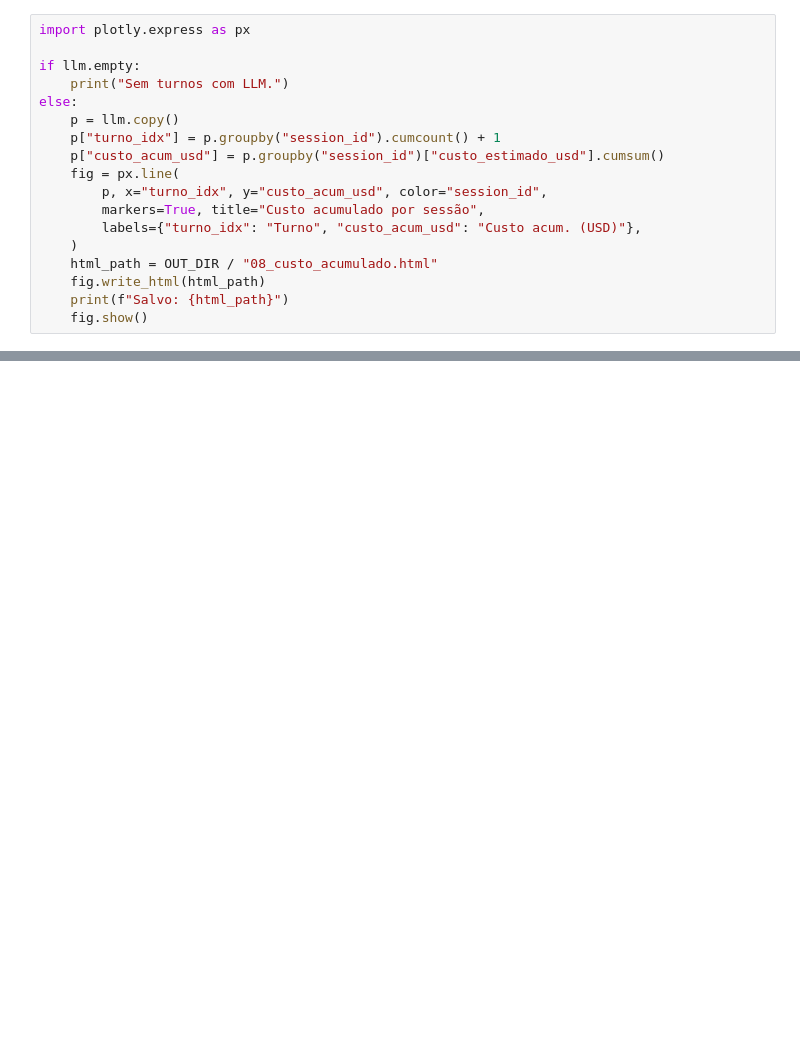
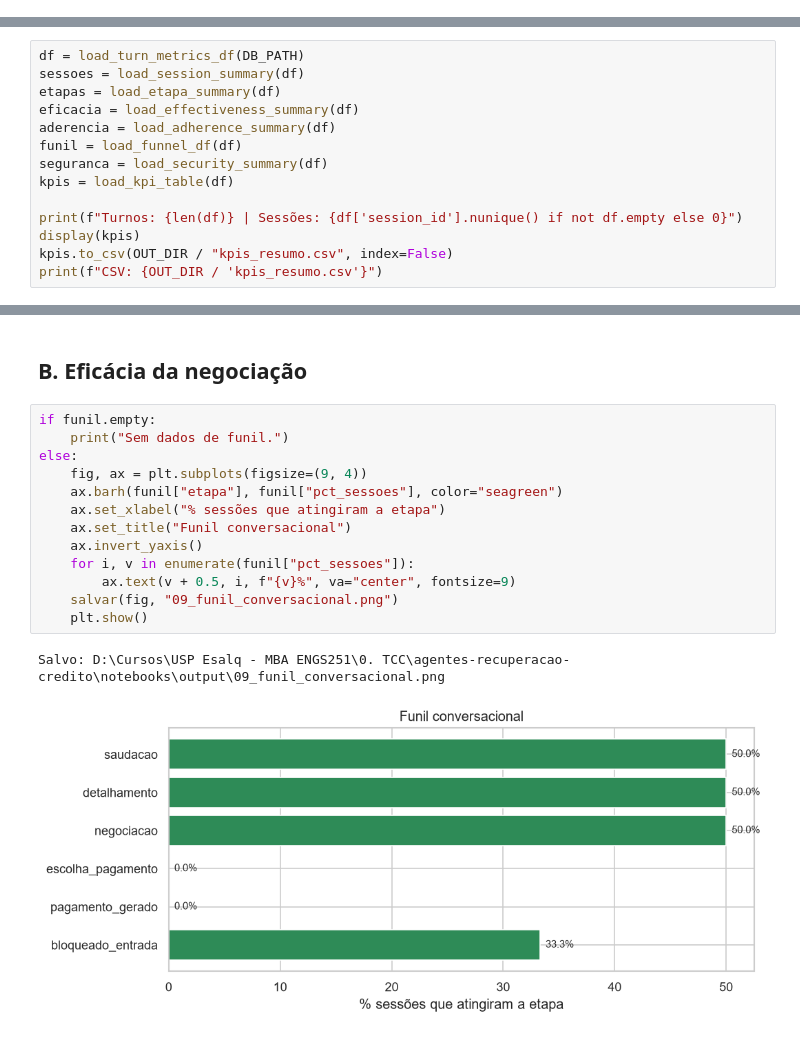
Before and after one commit to sr-raphael/agentes-recuperacao-credito, a Jupyter notebook: notebooks/analise_metricas.ipynb, the cells around one changed output, grey strips where cells are left out. Cells and saved outputs as stored; diff of their text form; blank space fills up the shorter version.

```diff
--- a/notebooks/analise_metricas.ipynb
+++ b/notebooks/analise_metricas.ipynb
@@ -189,18 +0,0 @@ Salvo: D:\Cursos\USP Esalq - MBA ENGS251\0. TCC\agentes-recuperacao-credito\note
-# %%
-import plotly.express as px
-
-if llm.empty:
-    print("Sem turnos com LLM.")
-else:
-    p = llm.copy()
-    p["turno_idx"] = p.groupby("session_id").cumcount() + 1
-    p["custo_acum_usd"] = p.groupby("session_id")["custo_estimado_usd"].cumsum()
-    fig = px.line(
-        p, x="turno_idx", y="custo_acum_usd", color="session_id",
-        markers=True, title="Custo acumulado por sessão",
-        labels={"turno_idx": "Turno", "custo_acum_usd": "Custo acum. (USD)"},
-    )
-    html_path = OUT_DIR / "08_custo_acumulado.html"
-    fig.write_html(html_path)
-    print(f"Salvo: {html_path}")
-    fig.show()
@@ -209,0 +48,14 @@ Salvo: D:\Cursos\USP Esalq - MBA ENGS251\0. TCC\agentes-recuperacao-credito\note
+# %%
+df = load_turn_metrics_df(DB_PATH)
+sessoes = load_session_summary(df)
+etapas = load_etapa_summary(df)
+eficacia = load_effectiveness_summary(df)
+aderencia = load_adherence_summary(df)
+funil = load_funnel_df(df)
+seguranca = load_security_summary(df)
+kpis = load_kpi_table(df)
+
+print(f"Turnos: {len(df)} | Sessões: {df['session_id'].nunique() if not df.empty else 0}")
+display(kpis)
+kpis.to_csv(OUT_DIR / "kpis_resumo.csv", index=False)
+print(f"CSV: {OUT_DIR / 'kpis_resumo.csv'}")
@@ -209,0 +89,18 @@ Salvo: D:\Cursos\USP Esalq - MBA ENGS251\0. TCC\agentes-recuperacao-credito\note
+# %% [markdown]
+## B. Eficácia da negociação
+# %%
+if funil.empty:
+    print("Sem dados de funil.")
+else:
+    fig, ax = plt.subplots(figsize=(9, 4))
+    ax.barh(funil["etapa"], funil["pct_sessoes"], color="seagreen")
+    ax.set_xlabel("% sessões que atingiram a etapa")
+    ax.set_title("Funil conversacional")
+    ax.invert_yaxis()
+    for i, v in enumerate(funil["pct_sessoes"]):
+        ax.text(v + 0.5, i, f"{v}%", va="center", fontsize=9)
+    salvar(fig, "09_funil_conversacional.png")
+    plt.show()
+# %% [output]
+Salvo: D:\Cursos\USP Esalq - MBA ENGS251\0. TCC\agentes-recuperacao-credito\notebooks\output\09_funil_conversacional.png
+[figure, added]
```
Also changed, not shown: parts of 41 cells of this notebook, 14 other files.
